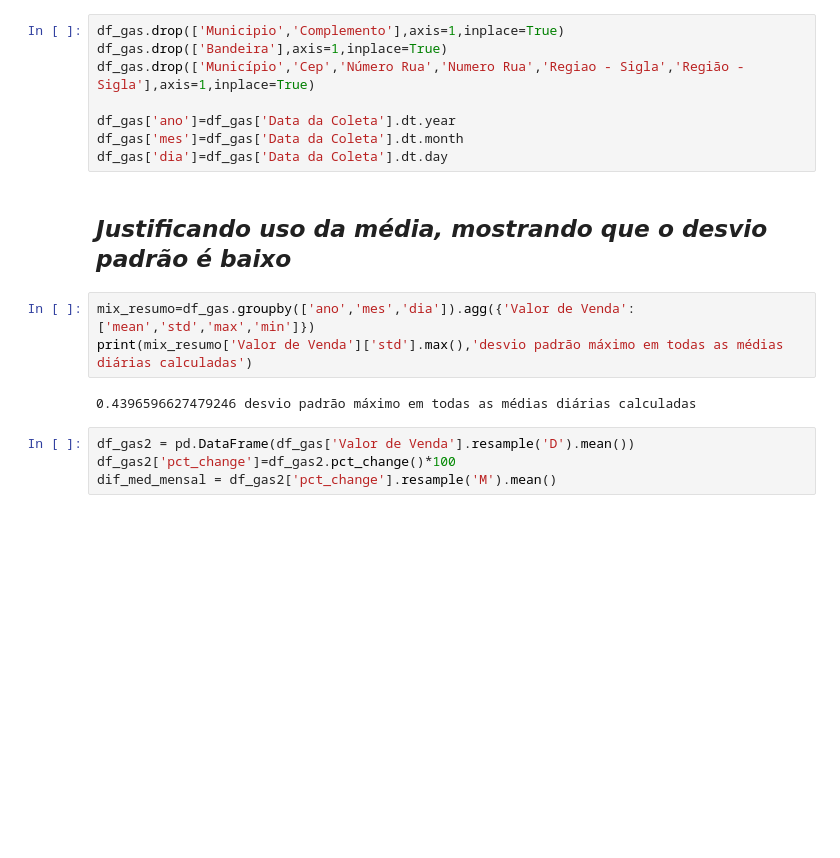
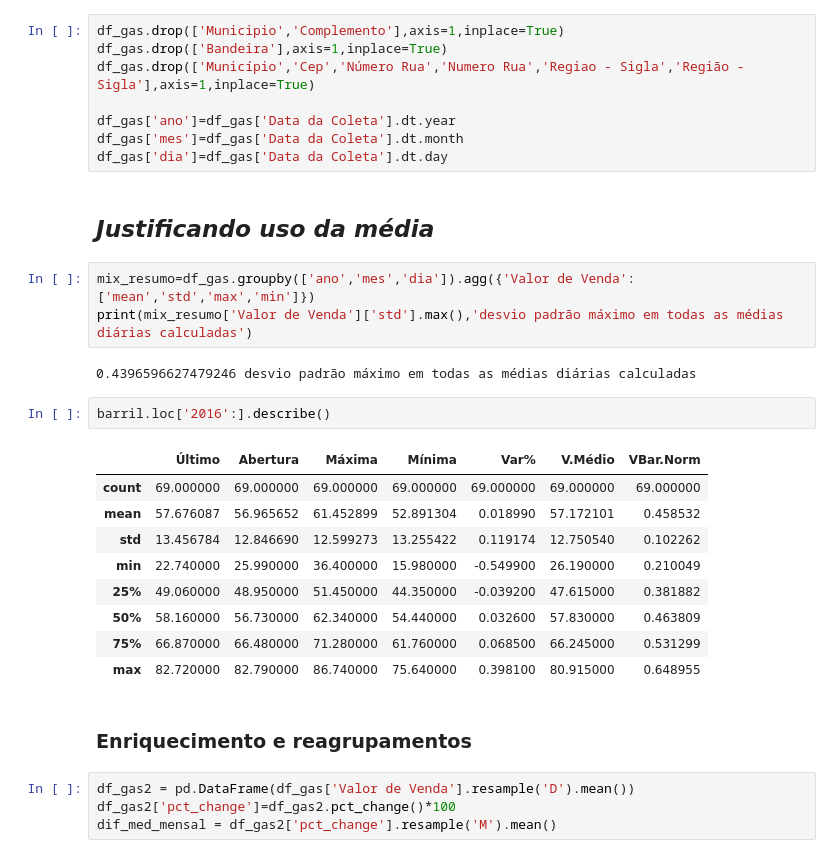
Before and after one commit to ednaelxd/residencia, a Jupyter notebook: detalhamento_estatístico.ipynb, the cells around one changed output. Saved outputs shown, nothing was run; the diff lists cells and outputs as text; blank space fills up the shorter version.

```diff
--- a/detalhamento_estatístico.ipynb
+++ b/detalhamento_estatístico.ipynb
@@ -49,12 +49,26 @@ df_gas['ano']=df_gas['Data da Coleta'].dt.year
 df_gas['mes']=df_gas['Data da Coleta'].dt.month
 df_gas['dia']=df_gas['Data da Coleta'].dt.day
 # %% [markdown]
-## <b><i> Justificando uso da média, mostrando que o desvio padrão é baixo
+## <b><i> Justificando uso da média
 # %%
 mix_resumo=df_gas.groupby(['ano','mes','dia']).agg({'Valor de Venda':['mean','std','max','min']})
 print(mix_resumo['Valor de Venda']['std'].max(),'desvio padrão máximo em todas as médias diárias calculadas')
 # %% [output]
 0.4396596627479246 desvio padrão máximo em todas as médias diárias calculadas
+# %%
+barril.loc['2016':].describe()
+# %% [output]
+|  | Último | Abertura | Máxima | Mínima | Var% | V.Médio | VBar.Norm |
+| count | 69.000000 | 69.000000 | 69.000000 | 69.000000 | 69.000000 | 69.000000 | 69.000000 |
+| mean | 57.676087 | 56.965652 | 61.452899 | 52.891304 | 0.018990 | 57.172101 | 0.458532 |
+| std | 13.456784 | 12.846690 | 12.599273 | 13.255422 | 0.119174 | 12.750540 | 0.102262 |
+| min | 22.740000 | 25.990000 | 36.400000 | 15.980000 | -0.549900 | 26.190000 | 0.210049 |
+| 25% | 49.060000 | 48.950000 | 51.450000 | 44.350000 | -0.039200 | 47.615000 | 0.381882 |
+| 50% | 58.160000 | 56.730000 | 62.340000 | 54.440000 | 0.032600 | 57.830000 | 0.463809 |
+| 75% | 66.870000 | 66.480000 | 71.280000 | 61.760000 | 0.068500 | 66.245000 | 0.531299 |
+| max | 82.720000 | 82.790000 | 86.740000 | 75.640000 | 0.398100 | 80.915000 | 0.648955 |
+# %% [markdown]
+### Enriquecimento e reagrupamentos
 # %%
 df_gas2 = pd.DataFrame(df_gas['Valor de Venda'].resample('D').mean())
 df_gas2['pct_change']=df_gas2.pct_change()*100
```
Also changed, not shown: parts of 35 cells of this notebook, 1 other file.
